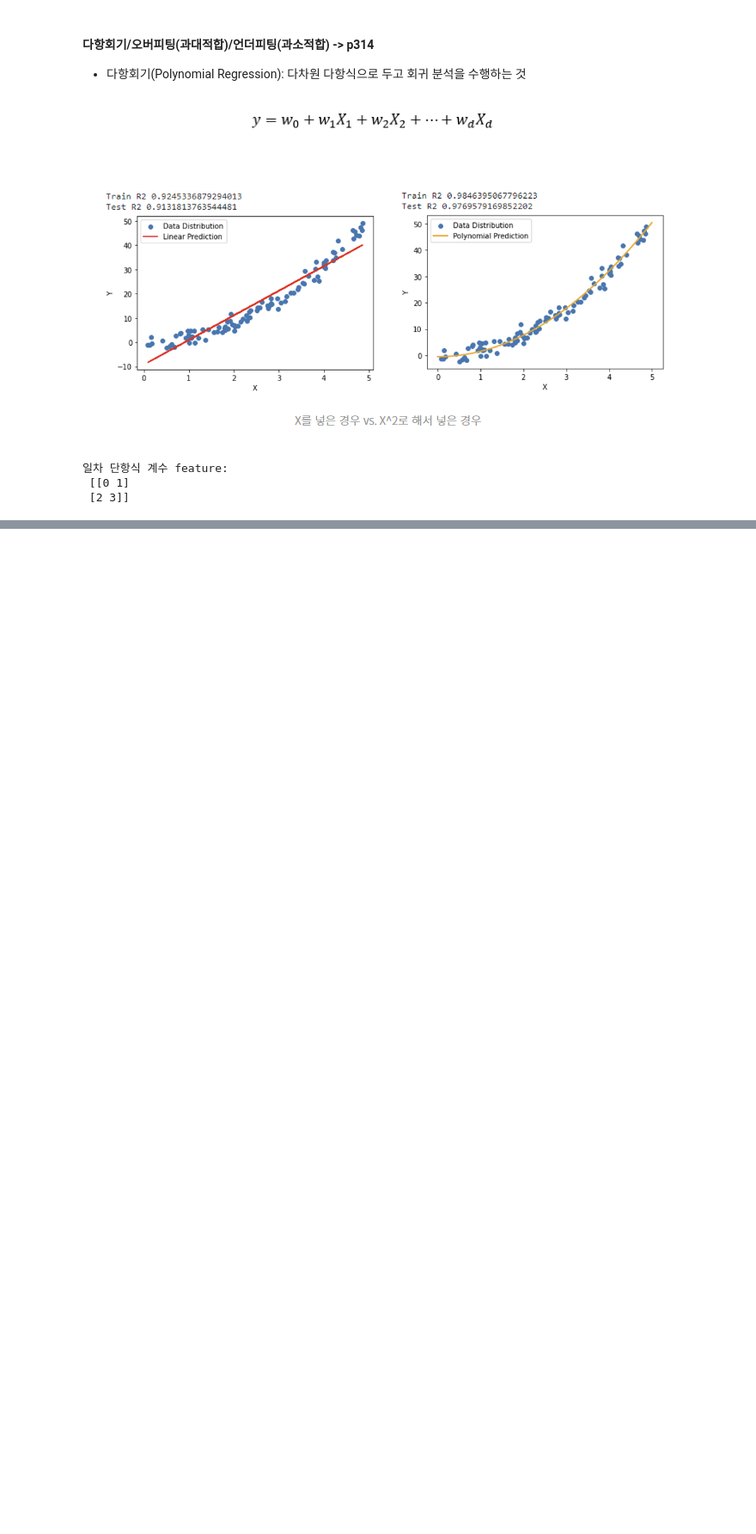
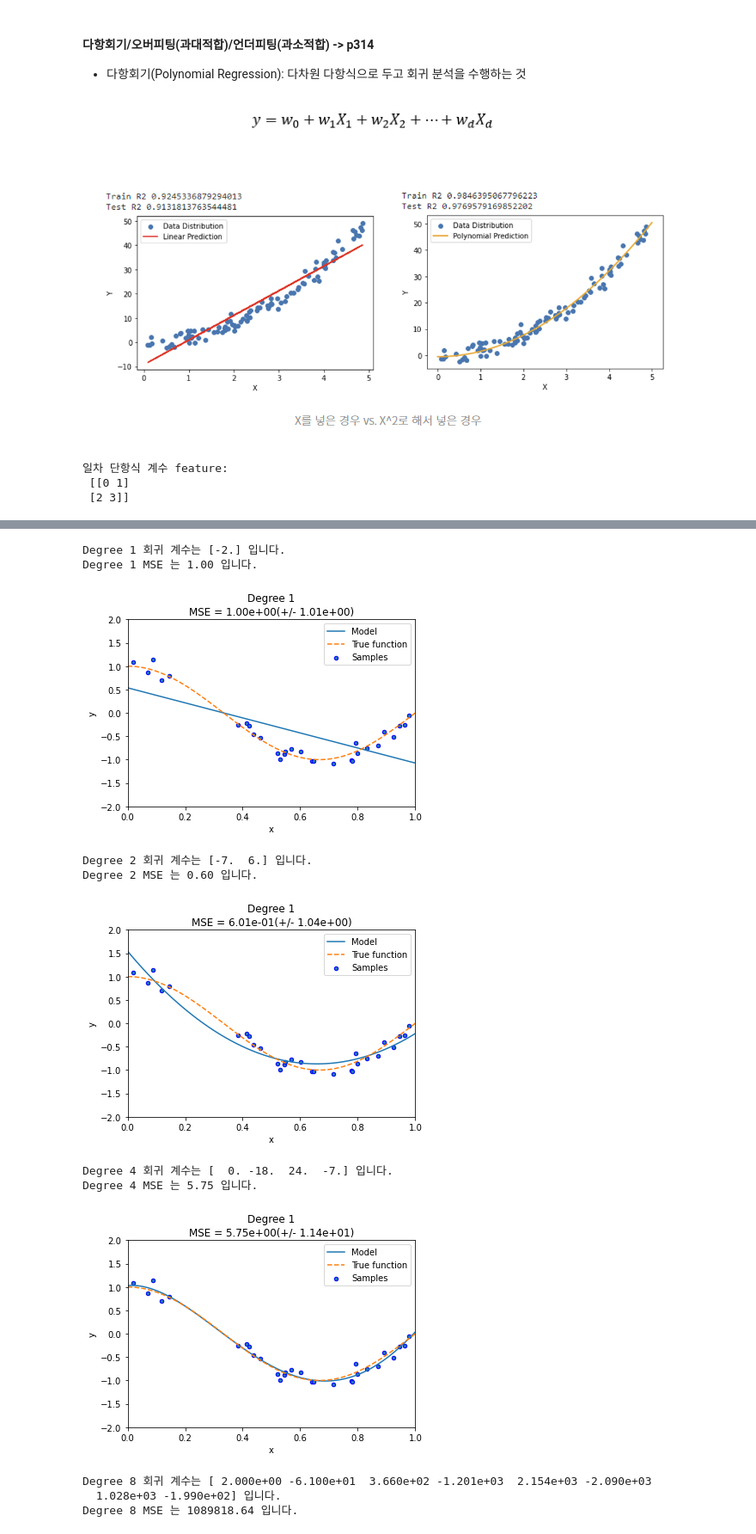
Before and after one commit to toughC/Python_Machine_Learning, a Jupyter notebook: 10_RegressionAnalysis2.ipynb, the cells around one changed output, grey strips where cells are left out. Shown at 86% size. Cells and saved outputs as stored; diff of their text form; code cells hidden in the pictures; blank space fills up the shorter version.

```diff
--- a/10_RegressionAnalysis2.ipynb
+++ b/10_RegressionAnalysis2.ipynb
@@ -48,0 +269,17 @@ from sklearn.ma
+# %%
+deg=[1, 2, 4, 8, 10, 100]
+for i in deg:
+    degree_Poly(i)
+# %% [output]
+Degree 1 회귀 계수는 [-2.] 입니다.
+Degree 1 MSE 는 1.00 입니다.
+[figure, added]
+Degree 2 회귀 계수는 [-7.  6.] 입니다.
+Degree 2 MSE 는 0.60 입니다.
+[figure, added]
+Degree 4 회귀 계수는 [  0. -18.  24.  -7.] 입니다.
+Degree 4 MSE 는 5.75 입니다.
+[figure, added]
+Degree 8 회귀 계수는 [ 2.000e+00 -6.100e+01  3.660e+02 -1.201e+03  2.154e+03 -2.090e+03
+  1.028e+03 -1.990e+02] 입니다.
+Degree 8 MSE 는 1089818.64 입니다.
```
Also changed, not shown: parts of 23 cells of this notebook.
